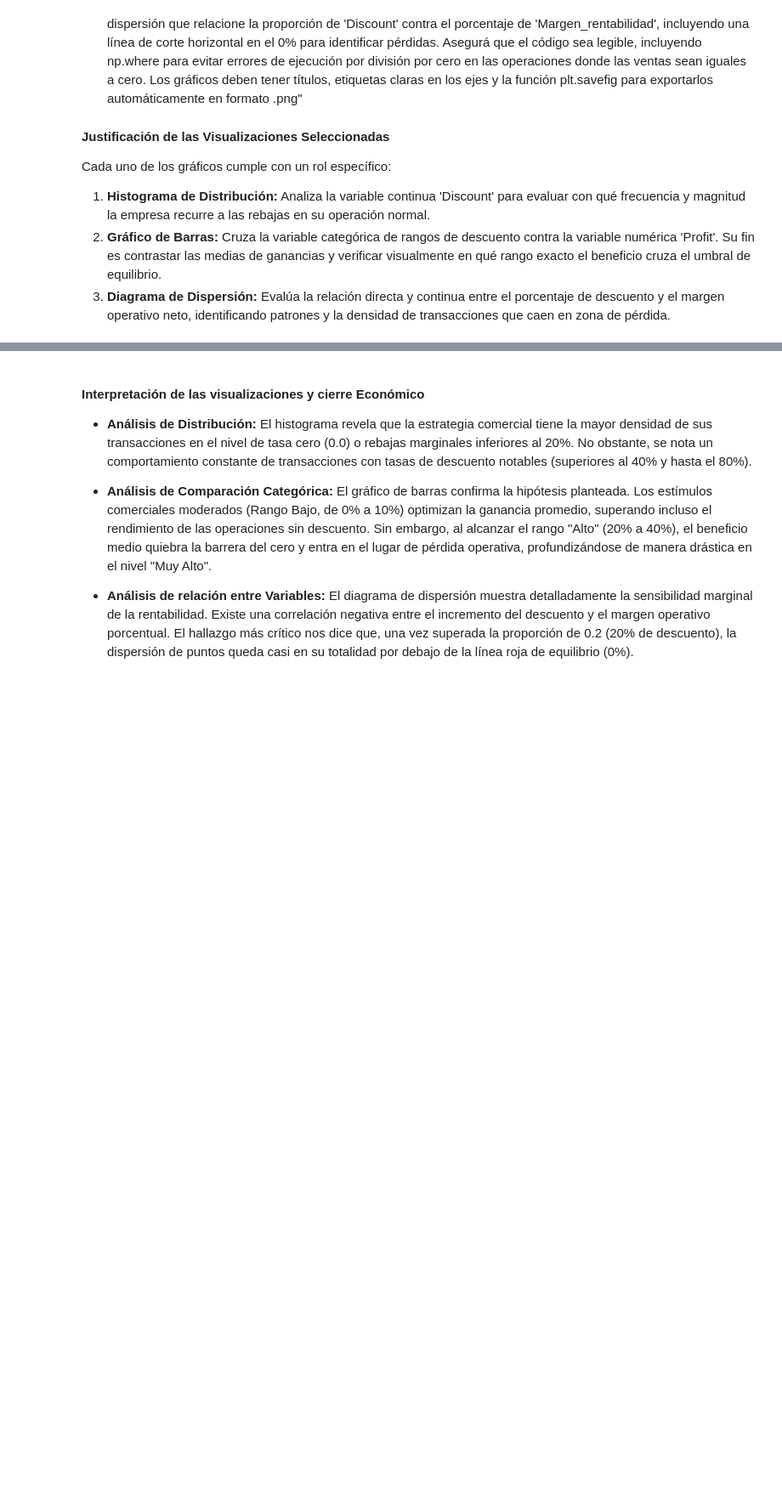
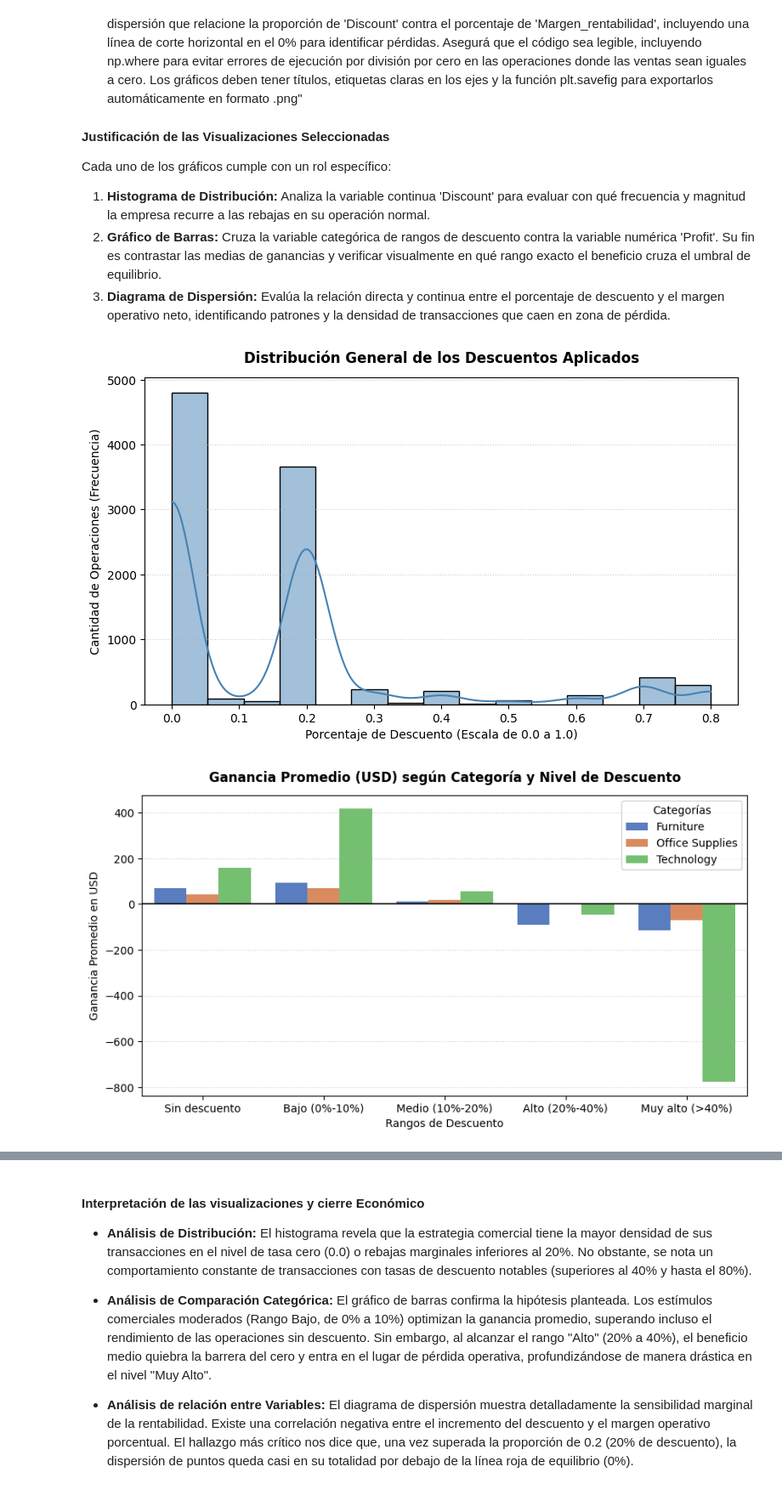
Before and after one commit to Pitiki10/TP-GRUPAL---SuperStore, a Jupyter notebook: Trabajo_Practico_3.4.ipynb, the cells around one changed output, grey strips where cells are left out. Shown at 85% size. Cells and saved outputs as stored; diff of their text form; code cells hidden in the pictures; blank space fills up the shorter version.

```diff
--- a/Trabajo_Practico_3.4.ipynb
+++ b/Trabajo_Practico_3.4.ipynb
@@ -404,3 +404,74 @@ Cada uno de los gráficos cumple con un rol específico:
 1. **Histograma de Distribución:** Analiza la variable continua 'Discount' para evaluar con qué frecuencia y magnitud la empresa recurre a las rebajas en su operación normal.
 2. **Gráfico de Barras:** Cruza la variable categórica de rangos de descuento contra la variable numérica 'Profit'. Su fin es contrastar las medias de ganancias y verificar visualmente en qué rango exacto el beneficio cruza el umbral de equilibrio.
 3. **Diagrama de Dispersión:** Evalúa la relación directa y continua entre el porcentaje de descuento y el margen operativo neto, identificando patrones y la densidad de transacciones que caen en zona de pérdida.
+# %%
+import matplotlib.pyplot as plt
+import seaborn as sns
+import pandas as pd
+import numpy as np
+
+# =====================================================================
+# CONFIGURACIÓN Y CONSISTENCIA DE VARIABLES (PUNTO 3.4)
+# =====================================================================
+# Mantenemos el escudo lógico para evitar divisiones por cero en el dataset
+df['Margen_Rentabilidad_Porc'] = np.where(df['Sales'] > 0, (df['Profit'] / df['Sales']) * 100, 0)
+
+# Definimos el orden oficial de los rangos comerciales establecidos por el grupo
+orden_rangos = ["Sin descuento", "Bajo (0%-10%)", "Medio (10%-20%)", "Alto (20%-40%)", "Muy alto (>40%)"]
+df['Rango_Descuento'] = pd.cut(df['Discount'], bins=[-0.01, 0.00, 0.10, 0.20, 0.40, 1.00], labels=orden_rangos)
+
+
+# =====================================================================
+# Gráfico 3.4.a: Histograma de distribución de descuentos
+# =====================================================================
+plt.figure(figsize=(9, 5))
+sns.histplot(data=df, x="Discount", bins=15, kde=True, color="steelblue")
+
+plt.title("Distribución General de los Descuentos Aplicados", fontsize=12, fontweight='bold', pad=12)
+plt.xlabel("Porcentaje de Descuento (Escala de 0.0 a 1.0)", fontsize=10)
+plt.ylabel("Cantidad de Operaciones (Frecuencia)", fontsize=10)
+plt.grid(axis='y', linestyle=':', alpha=0.6)
+
+plt.savefig("grafico_34a_distribucion.png", bbox_inches='tight', dpi=300)
+plt.show()
+
+
+# =====================================================================
+# Gráfico 3.4.b: Comparación de Ganancia Promedio por Categoría y Rango
+# =====================================================================
+plt.figure(figsize=(10, 5))
+# Abrimos por categoría para cumplir con la consigna de sensibilidad del TP
+sns.barplot(data=df, x="Rango_Descuento", y="Profit", hue="Category", order=orden_rangos, palette="muted", errorbar=None)
+
+plt.title("Ganancia Promedio (USD) según Categoría y Nivel de Descuento", fontsize=12, fontweight='bold', pad=12)
+plt.xlabel("Rangos de Descuento", fontsize=10)
+plt.ylabel("Ganancia Promedio en USD", fontsize=10)
+plt.axhline(0, color='black', linewidth=1.2, linestyle='-')
+plt.legend(title="Categorías", loc="upper right")
+plt.grid(axis='y', linestyle=':', alpha=0.6)
+
+plt.savefig("grafico_34b_barras_categorias.png", bbox_inches='tight', dpi=300)
+plt.show()
+
+
+# =====================================================================
+# Gráfico 3.4.c: Dispersión de Descuento vs Margen de Rentabilidad
+# =====================================================================
+plt.figure(figsize=(9, 5))
+sns.scatterplot(data=df, x="Discount", y="Margen_Rentabilidad_Porc", alpha=0.5, color="darkorange")
+
+plt.title("Relación entre Porcentaje de Descuento y Margen de Rentabilidad", fontsize=12, fontweight='bold', pad=12)
+plt.xlabel("Descuento (Proporción Continua de 0.0 a 1.0)", fontsize=10)
+plt.ylabel("Margen de Rentabilidad (%)", fontsize=10)
+plt.axhline(y=0, color='red', linestyle='--', linewidth=1.5, alpha=0.8) # Umbral de quiebre
+
+# ESCALA OPTIMIZADA: Evita que los outliers aplasten la nube de puntos principal
+plt.ylim(-400, 100)
+
+plt.grid(True, linestyle=':', alpha=0.5)
+
+plt.savefig("grafico_34c_dispersion_margen.png", bbox_inches='tight', dpi=300)
+plt.show()
+# %% [output]
+[figure, added]
+[figure, added]
```
Also changed, not shown: parts of 1 cell of this notebook.
